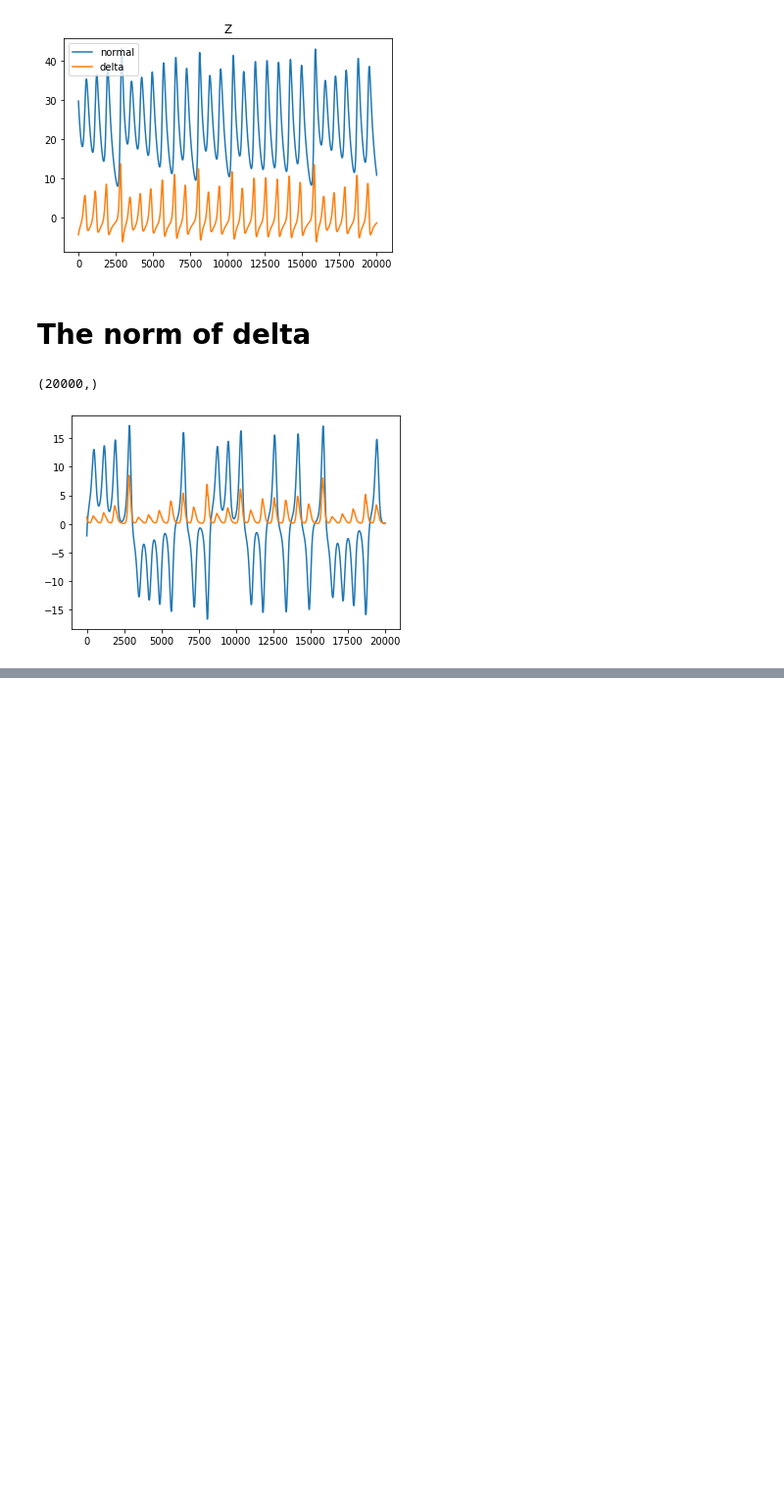
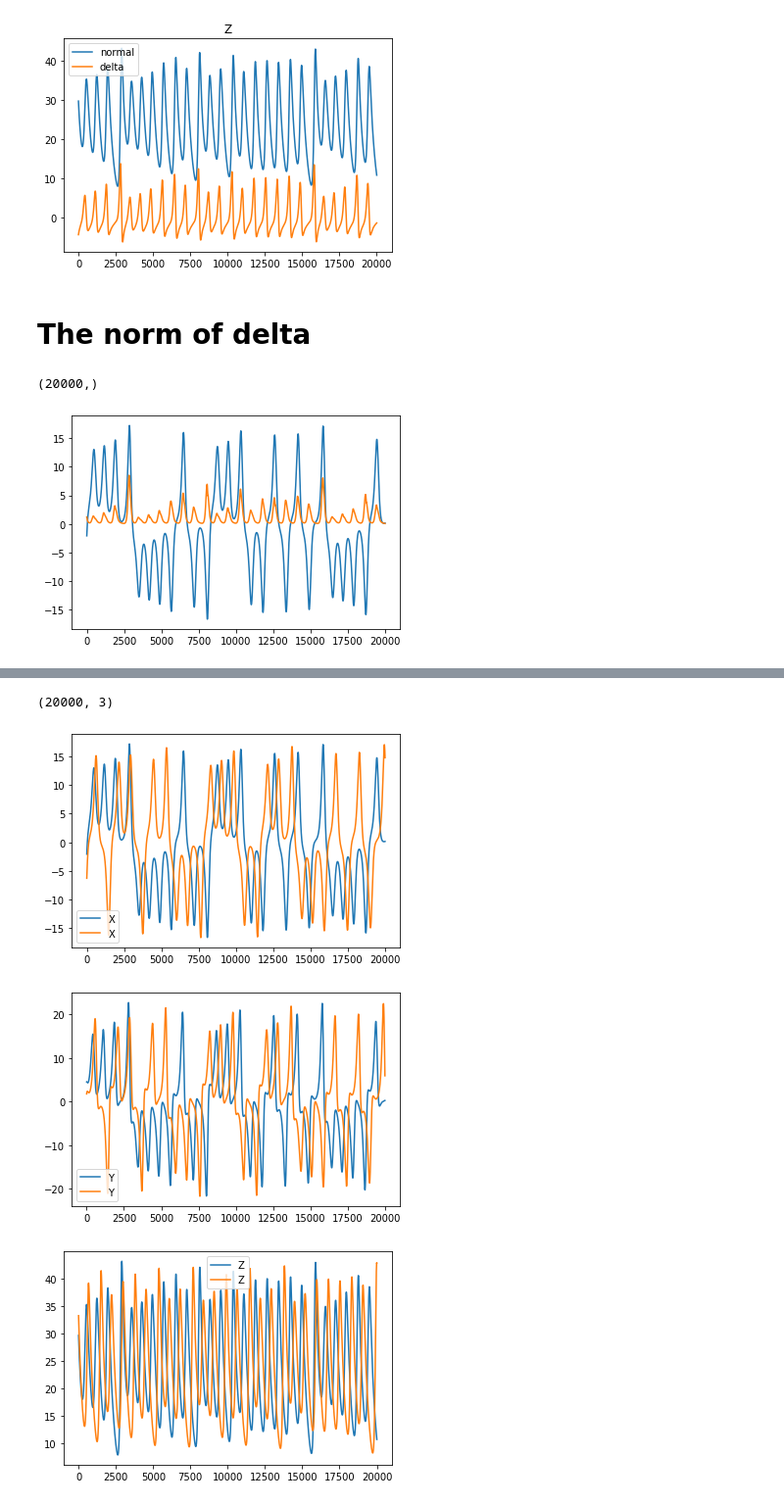
Before and after one commit to calladogt/Deep-learning-to-the-modeling-of-chaotic-dynamics-systems, a Jupyter notebook: Simulators/lorentz-simulator/lorenz-simulation.ipynb, the cells around one changed output, grey strips where cells are left out. Shown at 98% size. Cells and saved outputs as stored; diff of their text form; code cells hidden in the pictures; blank space fills up the shorter version.

```diff
--- a/Simulators/lorentz-simulator/lorenz-simulation.ipynb
+++ b/Simulators/lorentz-simulator/lorenz-simulation.ipynb
@@ -93,0 +145,18 @@ plt.show()
+# %%
+ext = res[80000:]
+ext2 = res2[80000:]
+ext3 = res3[80000:]
+l = ['X', 'Y', 'Z']
+print(ext.shape)
+for i in range(3):
+    plt.plot(ext[:,i],label=l[i])
+    plt.plot(ext2[:,i],label=l[i])
+    #plt.plot(ext3[:,i],label=l[i])
+    plt.legend()
+    plt.show()
+#print(ext[:,0])
+# %% [output]
+(20000, 3)
+[figure, added]
+[figure, added]
+[figure, added]
```
Also changed, not shown: parts of 6 cells of this notebook, 1 other file.
